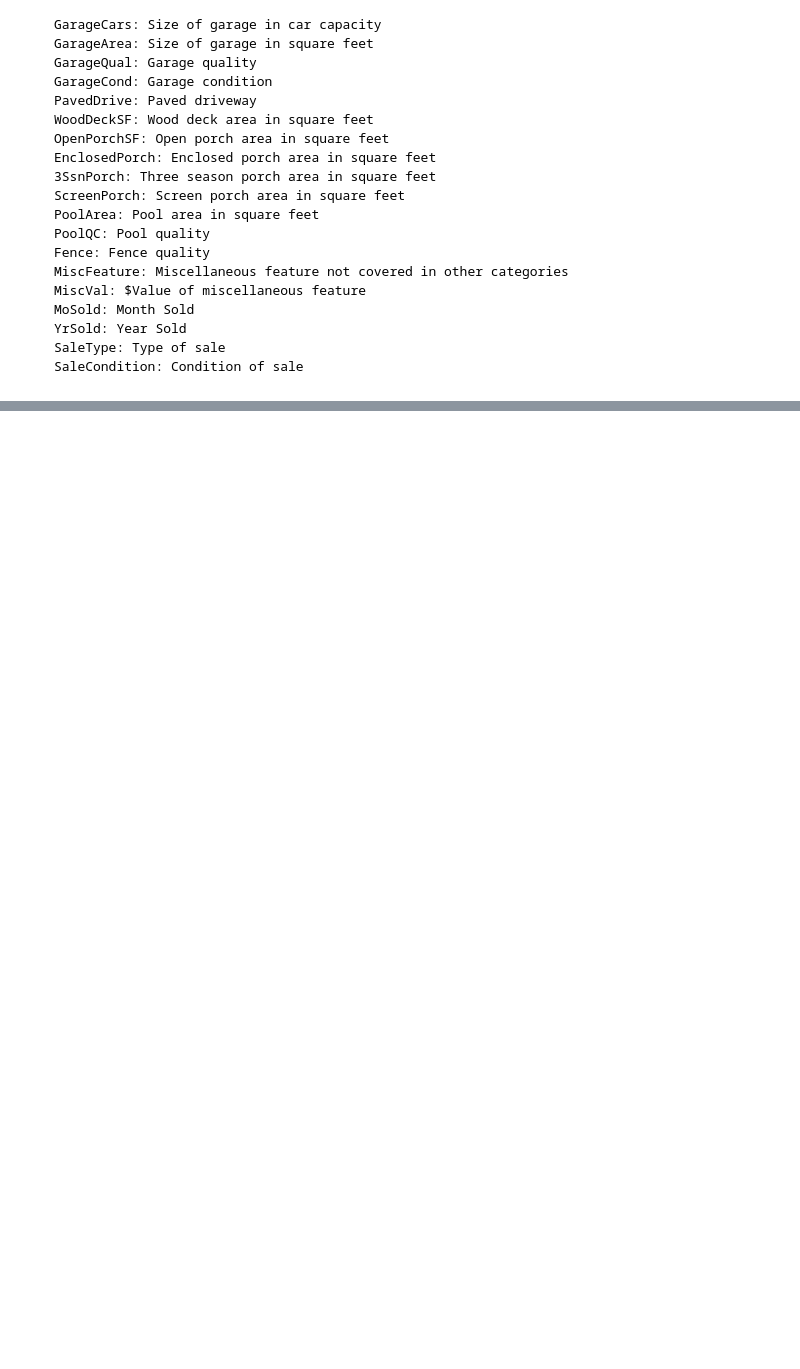
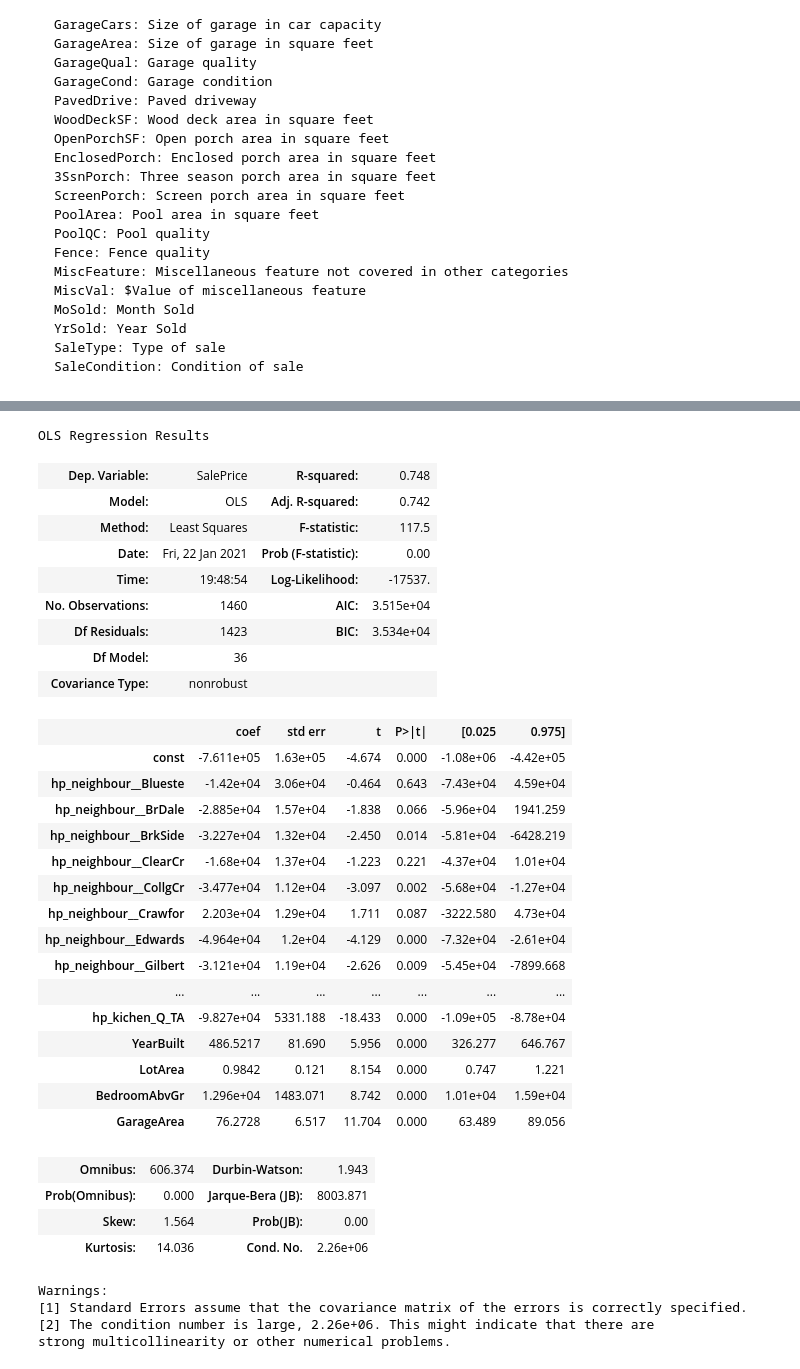
Before and after one commit to cb-ds-1/m3-3-engineering-regression, a Jupyter notebook: workshop.ipynb, the cells around one changed output, grey strips where cells are left out. Drawn from its saved outputs; the diff is of its cells as text; code cells hidden in the pictures; blank space fills up the shorter version.

```diff
--- a/workshop.ipynb
+++ b/workshop.ipynb
@@ -110,0 +375,3 @@ Here are the features you can use (or engineer into new features!) for your `X`
+# %%
+house_price = pd.read_csv('data/house_price.csv')
+house_price.columns
@@ -110,0 +407,49 @@ Here are the features you can use (or engineer into new features!) for your `X`
+# %%
+hp_neighbour = pd.get_dummies(house_price['Neighborhood'], drop_first=True,prefix = "hp_neighbour_")
+hp_building = pd.get_dummies(house_price['BldgType'], drop_first=True,prefix = "hp_buildType_")
+hp_centralAir = pd.get_dummies(house_price['CentralAir'], drop_first=True,prefix = "hp_centralAir_")
+hp_KitchenQ = pd.get_dummies(house_price['KitchenQual'], drop_first=True,prefix = "hp_kichen_Q")
+# %%
+house_price_x = pd.concat([hp_neighbour,hp_building,hp_centralAir,hp_KitchenQ,house_price['YearBuilt'],house_price['LotArea'],house_price['BedroomAbvGr'],house_price['GarageArea']],axis=1)
+house_price_y = house_price['SalePrice']
+
+house_price_x = sm.add_constant(house_price_x)
+hp_model = sm.OLS(house_price_y,house_price_x).fit()
+hp_predict = hp_model.predict()
+
+hp_model.summary()
+# %% [output]
+OLS Regression Results
+| Dep. Variable: | SalePrice | R-squared: | 0.748 |
+| Model: | OLS | Adj. R-squared: | 0.742 |
+| Method: | Least Squares | F-statistic: | 117.5 |
+| Date: | Fri, 22 Jan 2021 | Prob (F-statistic): | 0.00 |
+| Time: | 19:48:54 | Log-Likelihood: | -17537. |
+| No. Observations: | 1460 | AIC: | 3.515e+04 |
+| Df Residuals: | 1423 | BIC: | 3.534e+04 |
+| Df Model: | 36 |  |  |
+| Covariance Type: | nonrobust |  |  |
+|  | coef | std err | t | P>|t| | [0.025 | 0.975] |
+| const | -7.611e+05 | 1.63e+05 | -4.674 | 0.000 | -1.08e+06 | -4.42e+05 |
+| hp_neighbour__Blueste | -1.42e+04 | 3.06e+04 | -0.464 | 0.643 | -7.43e+04 | 4.59e+04 |
+| hp_neighbour__BrDale | -2.885e+04 | 1.57e+04 | -1.838 | 0.066 | -5.96e+04 | 1941.259 |
+| hp_neighbour__BrkSide | -3.227e+04 | 1.32e+04 | -2.450 | 0.014 | -5.81e+04 | -6428.219 |
+| hp_neighbour__ClearCr | -1.68e+04 | 1.37e+04 | -1.223 | 0.221 | -4.37e+04 | 1.01e+04 |
+| hp_neighbour__CollgCr | -3.477e+04 | 1.12e+04 | -3.097 | 0.002 | -5.68e+04 | -1.27e+04 |
+| hp_neighbour__Crawfor | 2.203e+04 | 1.29e+04 | 1.711 | 0.087 | -3222.580 | 4.73e+04 |
+| hp_neighbour__Edwards | -4.964e+04 | 1.2e+04 | -4.129 | 0.000 | -7.32e+04 | -2.61e+04 |
+| hp_neighbour__Gilbert | -3.121e+04 | 1.19e+04 | -2.626 | 0.009 | -5.45e+04 | -7899.668 |
+| ... | ... | ... | ... | ... | ... | ... |
+| hp_kichen_Q_TA | -9.827e+04 | 5331.188 | -18.433 | 0.000 | -1.09e+05 | -8.78e+04 |
+| YearBuilt | 486.5217 | 81.690 | 5.956 | 0.000 | 326.277 | 646.767 |
+| LotArea | 0.9842 | 0.121 | 8.154 | 0.000 | 0.747 | 1.221 |
+| BedroomAbvGr | 1.296e+04 | 1483.071 | 8.742 | 0.000 | 1.01e+04 | 1.59e+04 |
+| GarageArea | 76.2728 | 6.517 | 11.704 | 0.000 | 63.489 | 89.056 |
+| Omnibus: | 606.374 | Durbin-Watson: | 1.943 |
+| Prob(Omnibus): | 0.000 | Jarque-Bera (JB): | 8003.871 |
+| Skew: | 1.564 | Prob(JB): | 0.00 |
+| Kurtosis: | 14.036 | Cond. No. | 2.26e+06 |
+Warnings:
+[1] Standard Errors assume that the covariance matrix of the errors is correctly specified.
+[2] The condition number is large, 2.26e+06. This might indicate that there are
+strong multicollinearity or other numerical problems.
```
Also changed, not shown: parts of 21 cells of this notebook, 3 other files.
